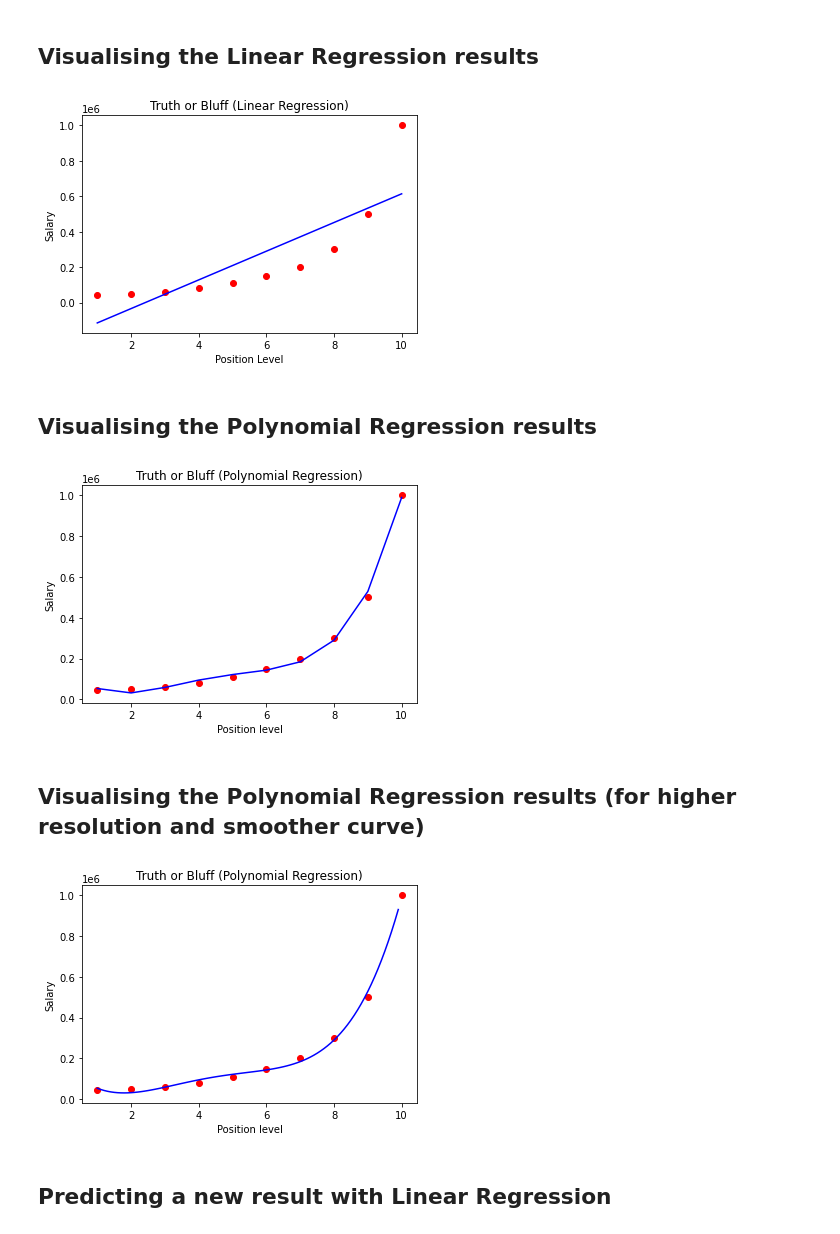
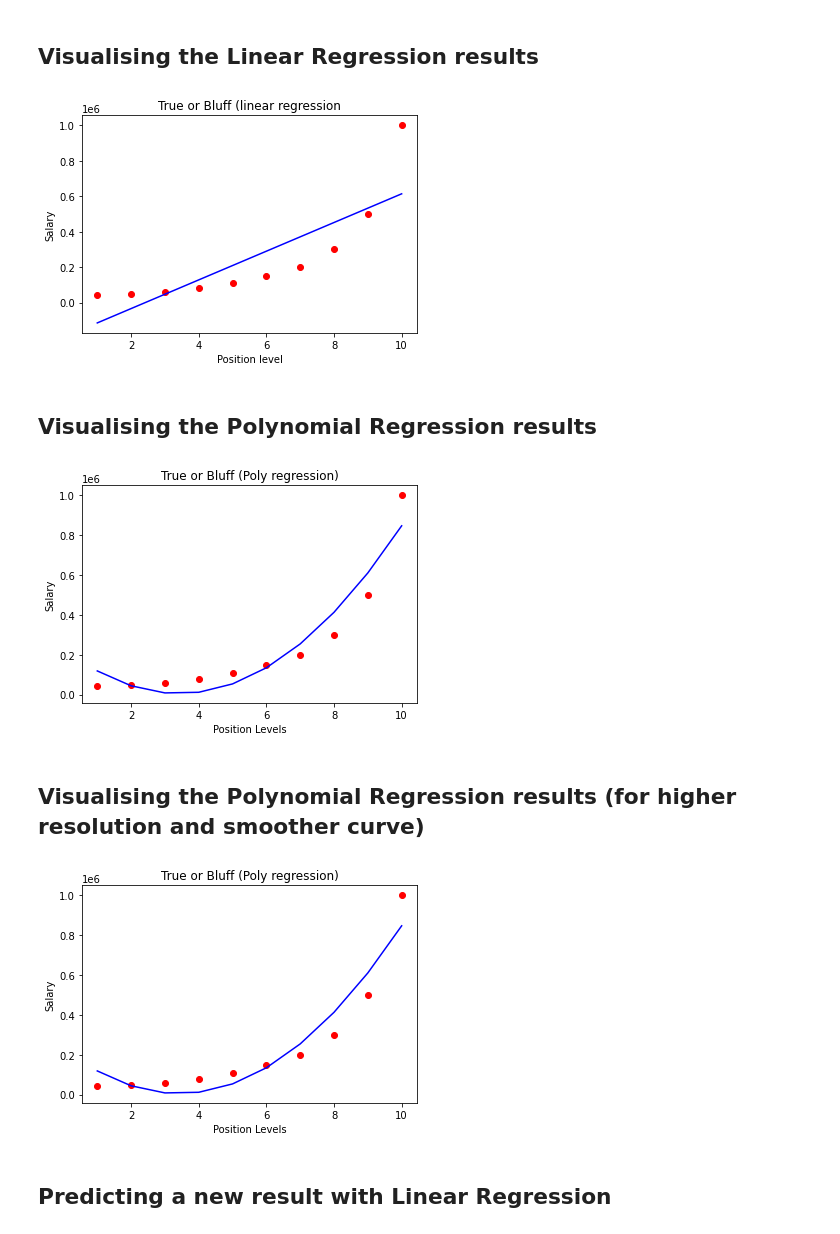
Before and after one commit to MaykaS/Machine-Learning-A-Z-UDEMI--python-, a Jupyter notebook: polynomial_regression.ipynb, the cells around one changed output. Drawn from its saved outputs; the diff is of its cells as text; code cells hidden in the pictures.

```diff
--- a/polynomial_regression.ipynb
+++ b/polynomial_regression.ipynb
@@ -12,60 +12,69 @@ import pandas as pd
 ## Importing the dataset
 # %%
 dataset = pd.read_csv('Position_Salaries.csv')
-X = dataset.iloc[:, 1:-1].values
-y = dataset.iloc[:, -1].values
+X = dataset.iloc[:, 1:-1].values #the positions are encoded 1-10
+Y = dataset.iloc[:, -1].values #salaries
 # %% [markdown]
 ## Training the Linear Regression model on the whole dataset
 # %%
 from sklearn.linear_model import LinearRegression
-lin_reg = LinearRegression()
-lin_reg.fit(X, y)
+lr = LinearRegression()
+lr.fit(X,Y)
 # %% [output]
 LinearRegression(copy_X=True, fit_intercept=True, n_jobs=None, normalize=False)
 # %% [markdown]
 ## Training the Polynomial Regression model on the whole dataset
 # %%
+#create matrix of featurs
+
 from sklearn.preprocessing import PolynomialFeatures
-poly_reg = PolynomialFeatures(degree = 4)
-X_poly = poly_reg.fit_transform(X)
-lin_reg_2 = LinearRegression()
-lin_reg_2.fit(X_poly, y)
+poly_reg = PolynomialFeatures(degree = 2) #degree = n
+X_poly = poly_reg.fit_transform(X) #matrix of featurs
+lr_2 = LinearRegression()
+lr_2.fit(X_poly, Y)
+
+#create a regressor object
 # %% [output]
 LinearRegression(copy_X=True, fit_intercept=True, n_jobs=None, normalize=False)
 # %% [markdown]
 ## Visualising the Linear Regression results
 # %%
-plt.scatter(X, y, color = 'red')
-plt.plot(X, lin_reg.predict(X), color = 'blue')
-plt.title('Truth or Bluff (Linear Regression)')
-plt.xlabel('Position Level')
+plt.scatter(X, Y, color='red') #real points
+Y_pred = lr.predict(X)
+plt.plot(X, Y_pred, color='blue')
+plt.title('True or Bluff (linear regression')
+plt.xlabel('Position level')
 plt.ylabel('Salary')
 plt.show()
 # %% [output]
-[figure, old version]
+[figure, new version]
 # %% [markdown]
 ## Visualising the Polynomial Regression results
 # %%
-plt.scatter(X, y, color = 'red')
-plt.plot(X, lin_reg_2.predict(poly_reg.fit_transform(X)), color = 'blue')
-plt.title('Truth or Bluff (Polynomial Regression)')
-plt.xlabel('Position level')
+plt.scatter(X, Y, color = 'red')
+Y_poly_pred = lr_2.predict(X_poly)
+plt.plot(X, Y_poly_pred, color = 'blue')
+plt.title('True or Bluff (Poly regression)')
+plt.xlabel('Position Levels')
 plt.ylabel('Salary')
 plt.show()
 # %% [output]
-[figure, old version]
+[figure, new version]
 # %% [markdown]
 ## Visualising the Polynomial Regression results (for higher resolution and smoother curve)
 # %%
+#add on
 X_grid = np.arange(min(X), max(X), 0.1)
 X_grid = X_grid.reshape((len(X_grid), 1))
-plt.scatter(X, y, color = 'red')
-plt.plot(X_grid, lin_reg_2.predict(poly_reg.fit_transform(X_grid)), color = 'blue')
-plt.title('Truth or Bluff (Polynomial Regression)')
-plt.xlabel('Position level')
+#end
+plt.scatter(X, Y, color = 'red')
+Y_poly_pred = lr_2.predict(X_poly)
+plt.plot(X, Y_poly_pred, color = 'blue')
+plt.title('True or Bluff (Poly regression)')
+plt.xlabel('Position Levels')
 plt.ylabel('Salary')
 plt.show()
 # %% [output]
-[figure, old version]
+[figure, new version]
 # %% [markdown]
 ## Predicting a new result with Linear Regression
```
Also changed, not shown: parts of 4 cells of this notebook.
